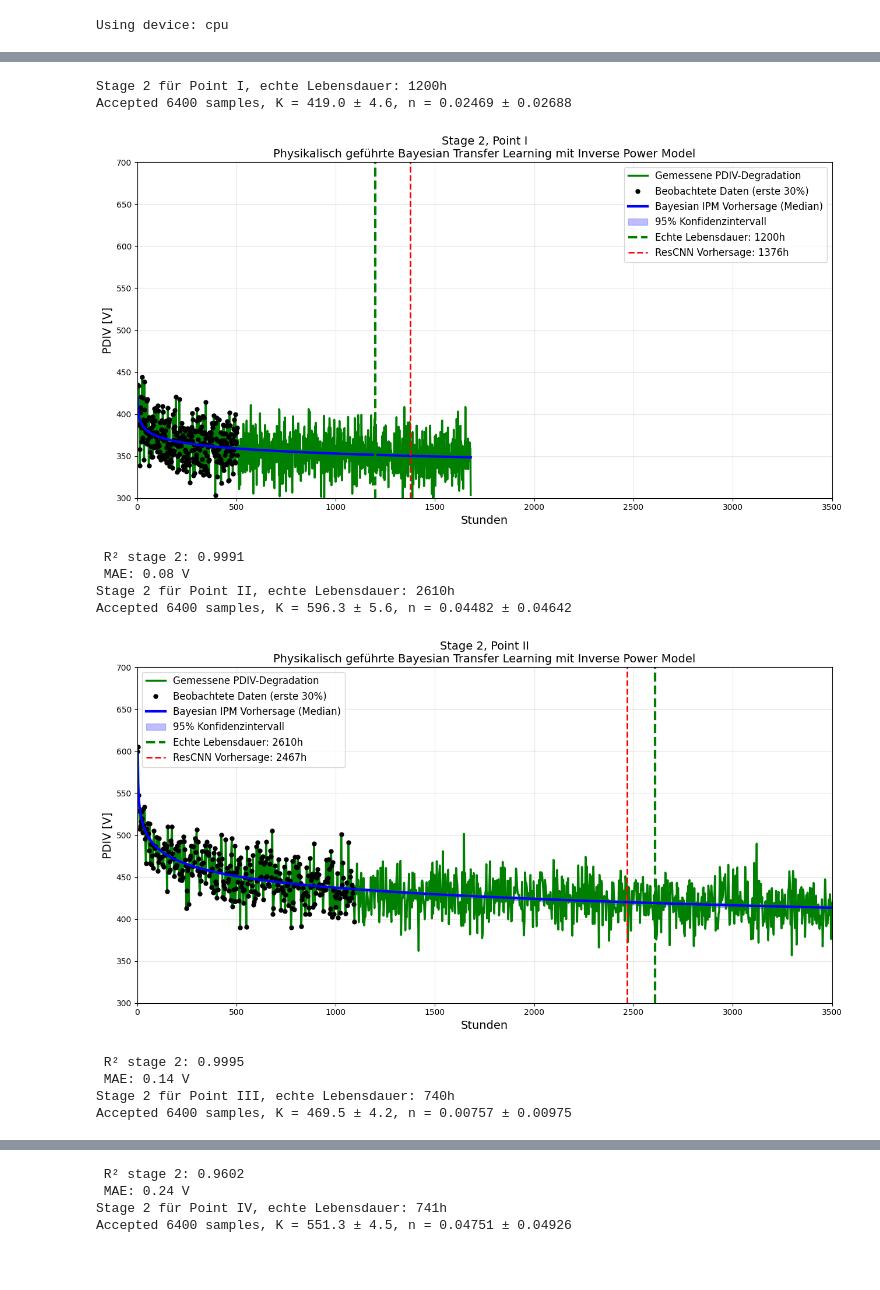
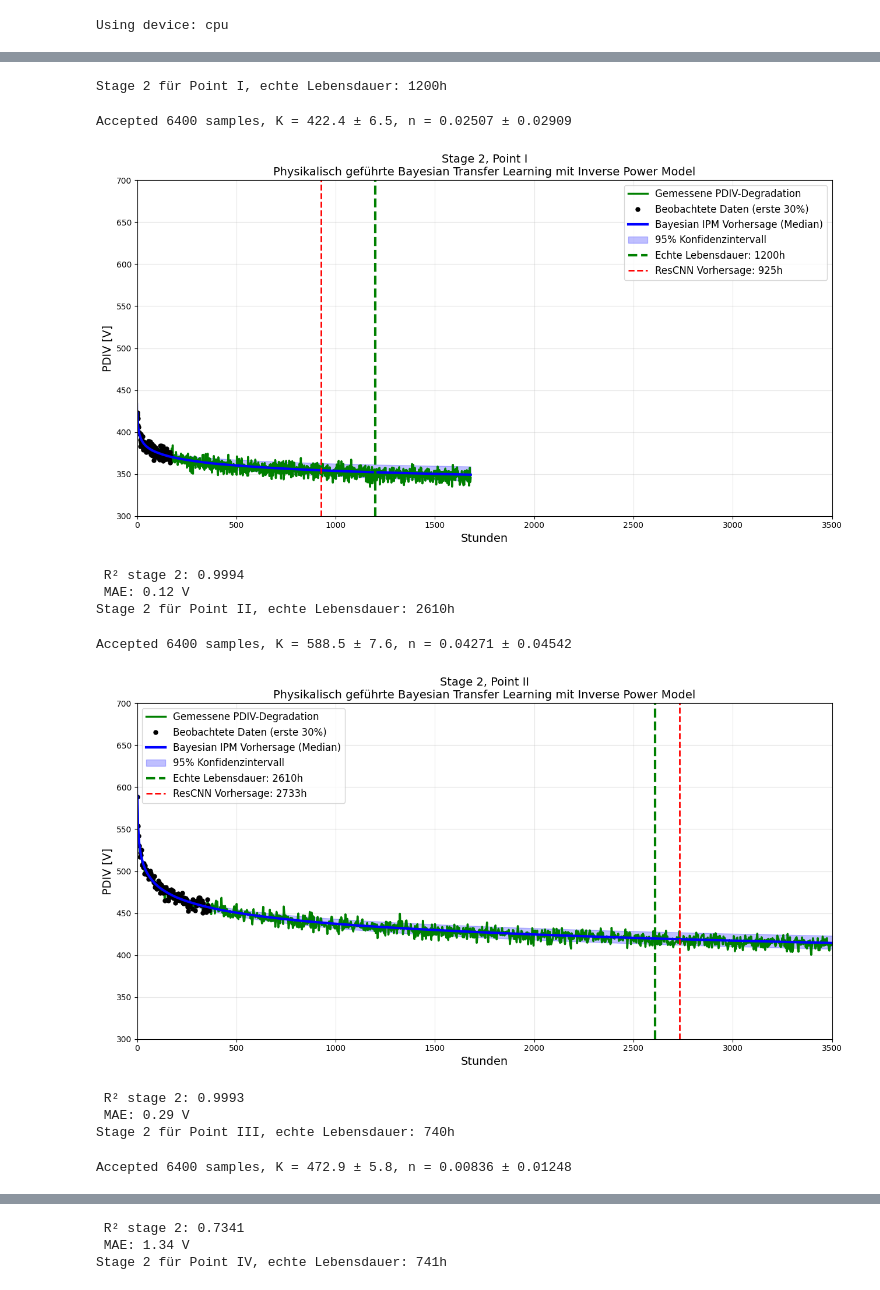
Before and after one commit to ZakAlreich/lfp-battery-degradation, a Jupyter notebook: notebooks/Elektro_motor_degradation.ipynb, the cells around one changed output, grey strips where cells are left out. Drawn from its saved outputs; the diff is of its cells as text; code cells hidden in the pictures; blank space fills up the shorter version.

```diff
--- a/notebooks/Elektro_motor_degradation.ipynb
+++ b/notebooks/Elektro_motor_degradation.ipynb
@@ -50,10 +50,10 @@ real_points = [
     ('III', 400,   4,   250,  475,   0.0104,   740), #Annäherung an No. 34 (400 V / 10 kHz / 250 °C → 741 h), fast identisch
     ('IV',  400,  10,   220,  546,   0.0468,   741),
     ('V',   450,   4,   220,  533,   0.0303,   430),
-    ('VI',  450,  10,   250,  502,   0.0184,   246),
+    #('VI',  450,  10,   250,  502,   0.0184,   246),
     ('VII', 400,  10,   250,  546,   0.0468,   657),   # Mittelwert aus No. 21 (573 h) und No. 34 (741 h), beide exakt gleiche Bedingungen
     ('VIII',400,   4,   220,  559,   0.0418,  1922),  # hier genauso, Mittel aus 1586+2258 (No.32 und No. 35)
-    ('IX',  350,   4,   250,  535,   0.0482,   246), #ähnlich wie Point VI
+    #('IX',  350,   4,   250,  535,   0.0482,   246), #ähnlich wie Point VI
     ('X',   350,  10,   220,  547,   0.0323,  1224),
     ]
 # %%
@@ -139,11 +177,11 @@ Test data: 10 echte Punkte aus der Dissertation
 #plt.plot(test_data[3]["t"], test_data[3]["PDIV"])
 # %%
 #Feature Extractio. PDIV an festen frühen Zeiten
-def extract_early_pdiv(t_vec, pdiv_vec, early_fraction=0.3):
+def extract_early_pdiv(t_vec, pdiv_vec, early_fraction=0.10):
     n= int(early_fraction * len(pdiv_vec))
     early_t = t_vec[:n]
     early_pdiv = pdiv_vec[:n]
-    target_times = np.linspace(50, 800, 100) #[100, 200, 300, 400, 500, 600, 700, 800]
+    target_times = np.linspace(50, 800, 80) #[100, 200, 300, 400, 500, 600, 700, 800]
     features = []
     for tt in target_times:
         if early_t[-1]< tt:
@@ -262,7 +282,7 @@ best_epoch = -1
 
 #Model trainieren
 model.train()
-for epoch in range(600):
+for epoch in range(50):
     epoch_loss = 0.0
     for xb, yb in loader:
         xb, yb = xb.to(device), yb.to(device)
@@ -280,8 +300,8 @@ for epoch in range(600):
         best_epoch = epoch
         print(f"Best model, Epoch: {epoch:3d}, Loss: {epoch_loss:.6f} saved")
 
-    if epoch % 10 == 0:
-        print(f"Epoch: {epoch:3d}, Loss: {epoch_loss:.6f}")
+    #if epoch % 10 == 0:
+    print(f"Epoch: {epoch:3d}, Loss: {epoch_loss:.6f}")
 
 #Best Model laden und speichern
 print(f"Trainin finished, best model saved, Epoch: {best_epoch:3d}, Loss: {best_loss:.6f}")
@@ -312,6 +332,6 @@ with torch.no_grad():
 
 r2_s1 = r2_score(y_test_real, pred_life)
 mae_s1 = mean_absolute_error(y_test_real, pred_life)
-print(f"Auf den echten 10 Punkten aus der Dissertation")
+print(f"Auf den 8 Punkten aus der Dissertation")
 print(f"R2: {r2_s1:.4f}, MAE: {mae_s1:.1f}")
 # %% [output]
@@ -361,14 +402,14 @@ def log_posterior(theta, t_obs, pdiv_obs):
 # %%
 #mean_curve_list = [] # Beispiel: Point II (bester Fit in der Dissertation)
-for i in range(0,10):
-    idx = i #hier ändern, um verschiedene Punkte zu testen (10 Motoren)
+for i in range(0,8):
+    idx = i #hier ändern, um verschiedene Punkte zu testen
     motor = test_data[idx]
     t_full = motor['t']
     pdiv_full = motor['PDIV']
     true_life = motor['lifetime']
     cnn_life = pred_life[idx]
 
-    obs_n = int(0.3 * len(t_full))
+    obs_n = int(0.1 * len(t_full))
     t_obs = t_full[:obs_n]
     pdiv_obs = pdiv_full[:obs_n]
 
@@ -380,7 +421,7 @@ for i in range(0,10):
     p0 = np.array([580, np.log(0.044)]) + 0.05 * np.random.randn(nwalkers, ndim)
 
     sampler = emcee.EnsembleSampler(nwalkers, ndim, log_posterior, args=(t_obs, pdiv_obs))
-    sampler.run_mcmc(p0, 6000, progress=False)
+    sampler.run_mcmc(p0, 6000, progress=True)
     samples = sampler.get_chain(discard=3000, thin=30, flat=True)
 
     print(f"Accepted {len(samples)} samples, "
@@ -408,41 +449,41 @@ for i in range(0,10):
     plt.fill_between(t_full, lower, upper, color='blue', alpha=0.25, label='95% Konfidenzintervall')
     plt.axvline(true_life, color='green', linestyle='--', linewidth=3, label=f'Echte Lebensdauer: {true_life}h')
     plt.axvline(cnn_life, color='red', linestyle='--', linewidth=2, label=f'ResCNN Vorhersage: {cnn_life:.0f}h')
     plt.xlabel('Stunden', fontsize=14)
     plt.ylabel('PDIV [V]', fontsize=14)
     plt.title(f'Stage 2, Point {motor['point']}\nPhysikalisch geführte Bayesian Transfer Learning mit Inverse Power Model', fontsize=14)
     plt.legend(fontsize=12)
     plt.grid(True, alpha=0.3)
     plt.xlim(0, 3500)
     plt.ylim(300, 700)
     plt.tight_layout()
     plt.show()
 
 
 
     from scipy.optimize import curve_fit
     # das IPM direkt auf die beobachteten Daten fitten
     popt, _ = curve_fit(ipm_model, t_obs, pdiv_obs, p0=[600, 0.04], bounds=([300, 0.001], [800, 0.1]))
 
     # Berechne den wahren Fit
     true_fit_curve = ipm_model(t_full, *popt)
 
     #  vergleichen,  (aber nur die geglätteten Kurven)
     r2_s2 = r2_score(true_fit_curve[obs_n:], mean_curve[obs_n:])
     mae_s2 = mean_absolute_error(true_fit_curve[obs_n:], mean_curve[obs_n:])
 
     print(f" R² stage 2: {r2_s2:.4f}")
     print(f" MAE: {mae_s2:.2f} V")
 # %% [output]
 Stage 2 für Point I, echte Lebensdauer: 1200h
-Accepted 6400 samples, K = 419.0 ± 4.6, n = 0.02469 ± 0.02688
+Accepted 6400 samples, K = 422.4 ± 6.5, n = 0.02507 ± 0.02909
-[figure, old version]
+[figure, new version]
- R² stage 2: 0.9991
- MAE: 0.08 V
-Stage 2 für Point II, echte Lebensdauer: 2610h
-Accepted 6400 samples, K = 596.3 ± 5.6, n = 0.04482 ± 0.04642
+ R² stage 2: 0.9994
+ MAE: 0.12 V
+Stage 2 für Point II, echte Lebensdauer: 2610h
+Accepted 6400 samples, K = 588.5 ± 7.6, n = 0.04271 ± 0.04542
-[figure, old version]
+[figure, new version]
- R² stage 2: 0.9995
- MAE: 0.14 V
-Stage 2 für Point III, echte Lebensdauer: 740h
-Accepted 6400 samples, K = 469.5 ± 4.2, n = 0.00757 ± 0.00975
+ R² stage 2: 0.9993
+ MAE: 0.29 V
+Stage 2 für Point III, echte Lebensdauer: 740h
+Accepted 6400 samples, K = 472.9 ± 5.8, n = 0.00836 ± 0.01248
@@ -450,4 +491,3 @@ Accepted 6400 samples, K = 469.5 ± 4.2, n = 0.00757 ± 0.00975
- R² stage 2: 0.9602
- MAE: 0.24 V
-Stage 2 für Point IV, echte Lebensdauer: 741h
-Accepted 6400 samples, K = 551.3 ± 4.5, n = 0.04751 ± 0.04926
+ R² stage 2: 0.7341
+ MAE: 1.34 V
+Stage 2 für Point IV, echte Lebensdauer: 741h
```
Also changed, not shown: parts of 9 cells of this notebook.
